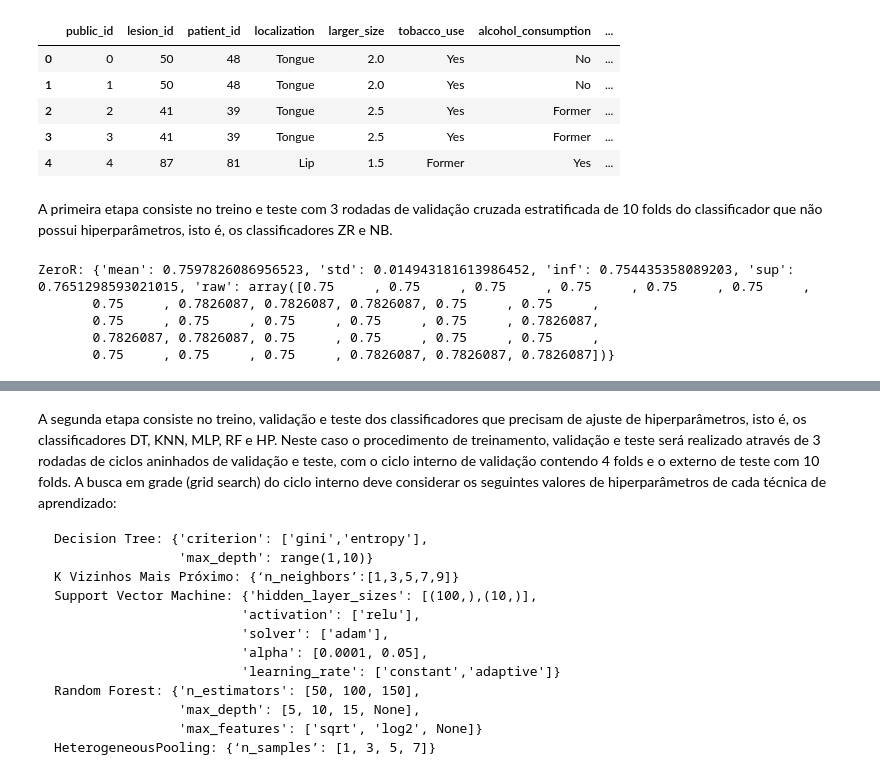
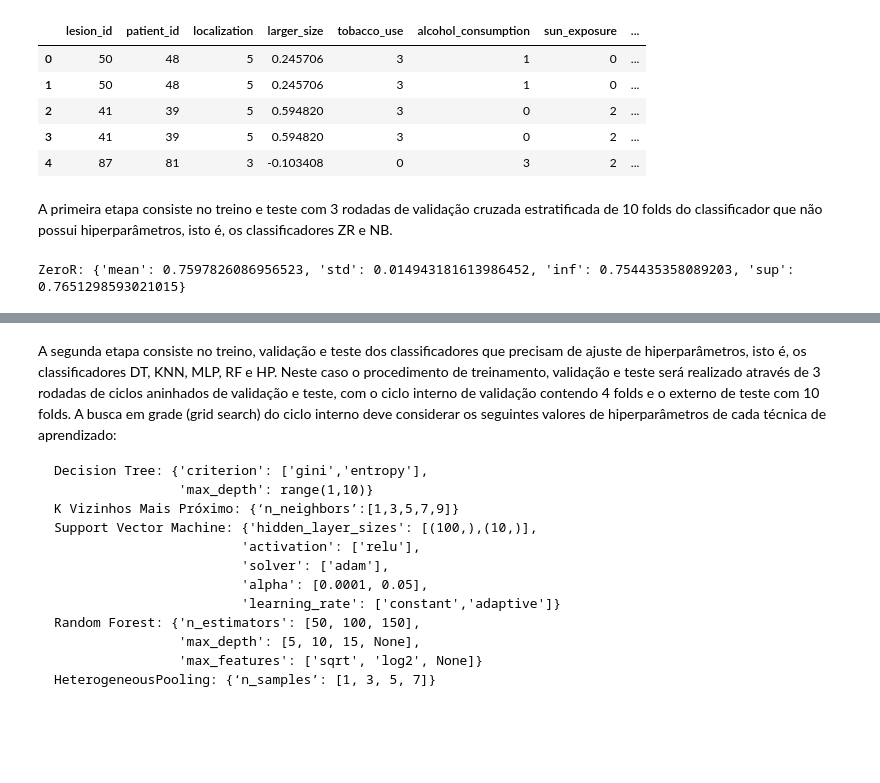
Before and after one commit to Henriquelay/AI-classes, a Jupyter notebook: Trab1/Trab1_Henrique_Layber.ipynb, the cells around one changed output, grey strips where cells are left out. Saved outputs shown, nothing was run; the diff lists cells and outputs as text; code cells hidden in the pictures; blank space fills up the shorter version.

```diff
--- a/Trab1/Trab1_Henrique_Layber.ipynb
+++ b/Trab1/Trab1_Henrique_Layber.ipynb
@@ -2,21 +2,52 @@
 # Downloads dataset
 !wget -nv https://data.mendeley.com/public-files/datasets/bbmmm4wgr8/files/3516f33e-d439-493d-b94c-8121e6f5884c/file_downloaded -O data.csv -nc
 # %%
+# Data ingestion
 import pandas as pd
 
-# Dropping path since we won't use the images
-df = pd.read_csv("data.csv").drop("path", axis=1)
+# Dropping path since we won't use the images, and public_id since it's not useful
+df = pd.read_csv("data.csv").drop(columns=["path", "public_id"])
 df.rename(
     columns={"TaskII": "TaskI", "TaskIII": "TaskII", "TaskIV": "TaskIII"}, inplace=True
 )
 df.head()
+
+# My enroll id ends with `4`, so I'm assigned to TaskII
+tasks = set(["TaskI", "TaskII", "TaskIII"])
+assigned_task = "TaskII"
+remaining_tasks = tasks - set([assigned_task])
+
+# Other tasks must be ignored
+df = df.drop(columns=remaining_tasks)
-# %% [output]
-|  | public_id | lesion_id | patient_id | localization | larger_size | tobacco_use | alcohol_consumption | ... |
-| 0 | 0 | 50 | 48 | Tongue | 2.0 | Yes | No | ... |
-| 1 | 1 | 50 | 48 | Tongue | 2.0 | Yes | No | ... |
-| 2 | 2 | 41 | 39 | Tongue | 2.5 | Yes | Former | ... |
-| 3 | 3 | 41 | 39 | Tongue | 2.5 | Yes | Former | ... |
-| 4 | 4 | 87 | 81 | Lip | 1.5 | Former | Yes | ... |
+# %%
+# Data proprocessing
+# Converting string labels to numerical
+from sklearn import preprocessing
+
+encoder = preprocessing.LabelEncoder()
+nominal_columns = df.select_dtypes(include=["object"]).columns
+for col in nominal_columns:
+    df[col] = encoder.fit_transform(df[col])
+
+# Normalizing numerical data
+from sklearn.preprocessing import StandardScaler
+
+scaler = StandardScaler()
+numerical_columns = df.select_dtypes(include=["float64"]).columns
+for col in numerical_columns:
+    df[col] = scaler.fit_transform(df[col].values.reshape(-1, 1))
+
+# Splitting data into features and target
+X, y = df.drop(columns=assigned_task), df[assigned_task]
+
+df.head()
+# %% [output]
+|  | lesion_id | patient_id | localization | larger_size | tobacco_use | alcohol_consumption | sun_exposure | ... |
+| 0 | 50 | 48 | 5 | 0.245706 | 3 | 1 | 0 | ... |
+| 1 | 50 | 48 | 5 | 0.245706 | 3 | 1 | 0 | ... |
+| 2 | 41 | 39 | 5 | 0.594820 | 3 | 0 | 2 | ... |
+| 3 | 41 | 39 | 5 | 0.594820 | 3 | 0 | 2 | ... |
+| 4 | 87 | 81 | 3 | -0.103408 | 0 | 3 | 2 | ... |
 # %% [markdown]
 A primeira etapa consiste no treino e teste com 3 rodadas de validação cruzada estratificada de 10 folds do classificador que não possui hiperparâmetros, isto é, os classificadores ZR e NB.
 # %%
@@ -73,13 +93,9 @@ from sklearn.dummy import DummyClassifier
 
 zeroR = DummyClassifier(strategy="most_frequent")
 zeroR_scores = scores(zeroR)
-print(f"ZeroR: {zeroR_scores}")
+print(f"ZeroR: {({key: value for key, value in zeroR_scores.items() if key != 'raw'})}")
 # %% [output]
-ZeroR: {'mean': 0.7597826086956523, 'std': 0.014943181613986452, 'inf': 0.754435358089203, 'sup': 0.7651298593021015, 'raw': array([0.75     , 0.75     , 0.75     , 0.75     , 0.75     , 0.75     ,
-       0.75     , 0.7826087, 0.7826087, 0.7826087, 0.75     , 0.75     ,
-       0.75     , 0.75     , 0.75     , 0.75     , 0.75     , 0.7826087,
-       0.7826087, 0.7826087, 0.75     , 0.75     , 0.75     , 0.75     ,
-       0.75     , 0.75     , 0.75     , 0.7826087, 0.7826087, 0.7826087])}
+ZeroR: {'mean': 0.7597826086956523, 'std': 0.014943181613986452, 'inf': 0.754435358089203, 'sup': 0.7651298593021015}
 # %%
 from sklearn.naive_bayes import GaussianNB
 
```
Also changed, not shown: parts of 13 cells of this notebook.
